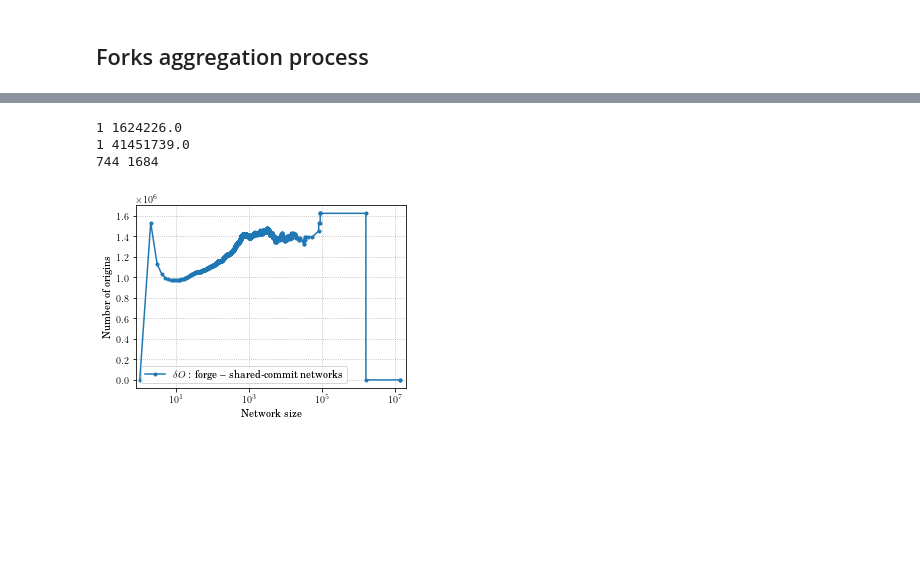
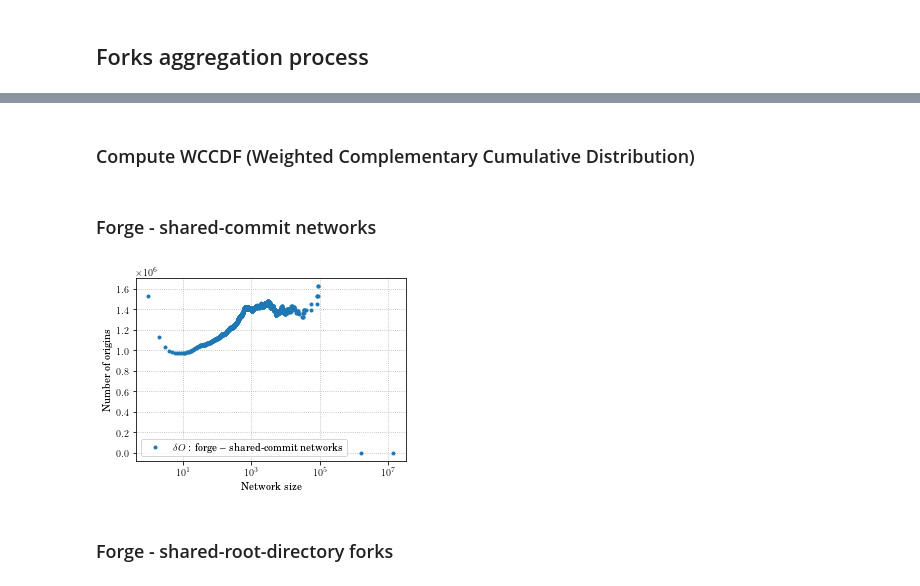
Before and after one commit to seirl/thesis, a Jupyter notebook: notebooks/forks-aggregation.ipynb, the cells around one changed output, grey strips where cells are left out. Saved outputs shown, nothing was run; the diff lists cells and outputs as text; code cells hidden in the pictures; blank space fills up the shorter version.

Commit message:
notebooks: Simplify fork WCCDF notebook

```diff
--- a/notebooks/forks-aggregation.ipynb
+++ b/notebooks/forks-aggregation.ipynb
@@ -99,57 +37,39 @@ for s in name:
-# %%
-x, y, y_cum = load_distrib('networks_largest_analysis/intersect')
-intersect = dict(zip(x, y))
-# %%
-x=[]
-y=[]
-for key in sorted(intersect.keys()):
-    x.append(key)
-    y.append(intersect[key])
-xx=np.array(x)
-yy=np.array(y)
-yysum=np.zeros(len(y))
-for i in range(len(yysum)):
-        yysum[i]=(x[i:]*yy[i:]).sum()
-print(xx[0],yysum[0])
-
-for s in ["ghtorrent"]:
-    xref=[]
-    yref=[]
-    for key in sorted(data[s]["raw"].keys()):
-        xref.append(key)
-        yref.append(data[s]["raw"][key])
-    xxref=np.array(xref)
-    yyref=np.array(yref)
-    yysumref=np.zeros(len(yref))
-    for i in range(len(yysumref)):
-        yysumref[i]=(xref[i:]*yyref[i:]).sum()
-    print(xxref[0],yysumref[0])
-
-
-print(len(yysum),len(yysumref))
-xdiff=[]
-ydiff=[]
-for i in range(len(xx)):
-    iref=np.where(xxref>=xx[i])[0].min()
-    xdiff.append(xx[i])
-    ydiff.append(((yysumref[iref]/yysumref[0]-yysum[i]/yysum[0])))
-# %% [output]
-1 1624226.0
-1 41451739.0
-744 1684
+# %% [markdown]
+### Compute WCCDF (Weighted Complementary Cumulative Distribution)
+# %%
+num_origins = sum(data['swh']['xy'])
+all_x = np.array(list(sorted(set([val for d in data.values() for val in d['x']]))))
+
+wccdf = {}
+for n in data:
+    xy_cum_distribution = {
+        k: v for k, v in zip(data[n]['x'], data[n]['xy_cum'])
+    }
+    arr = []
+    curr = 0
+    for x in all_x:
+        curr = xy_cum_distribution.get(x, curr)
+        arr.append(curr)
+    wccdf[n] = np.array(arr) / num_origins
+# %% [markdown]
+### Forge - shared-commit networks
 # %%
 plt.figure(figsize=(4.5, 3.4))
-i=1
-plt.semilogx(xxsum3,yysumref[0]*(yysum3[name[0]]-yysum3[name[i]]),".-",label="$\delta O$ : forge -- shared-commit networks", rasterized=True)
+plt.semilogx(
+    all_x,
+    num_origins * (wccdf['ghtorrent'] - wccdf['swh']),
+    ".",
+    label="$\\delta O$ : forge -- shared-commit networks",
+    rasterized=True
+)
 plt.xlabel("Network size")
 plt.ylabel("Number of origins")
 plt.legend()
 plt.grid()
-plt.ticklabel_format(style='sci', axis='y', scilimits=(0,0))
-plt.xlim([0.8,2e7])
 plt.savefig("../img/forks/gr/Diff_WCCDF_gh-swhrev.pdf")
-plt.show()
 # %% [output]
-[figure, old version]
+[figure, new version]
+# %% [markdown]
+### Forge - shared-root-directory forks
 # %%
 plt.figure(figsize=(4.5, 3.4))
```
Also changed, not shown: parts of 8 cells of this notebook, 4 other files.
